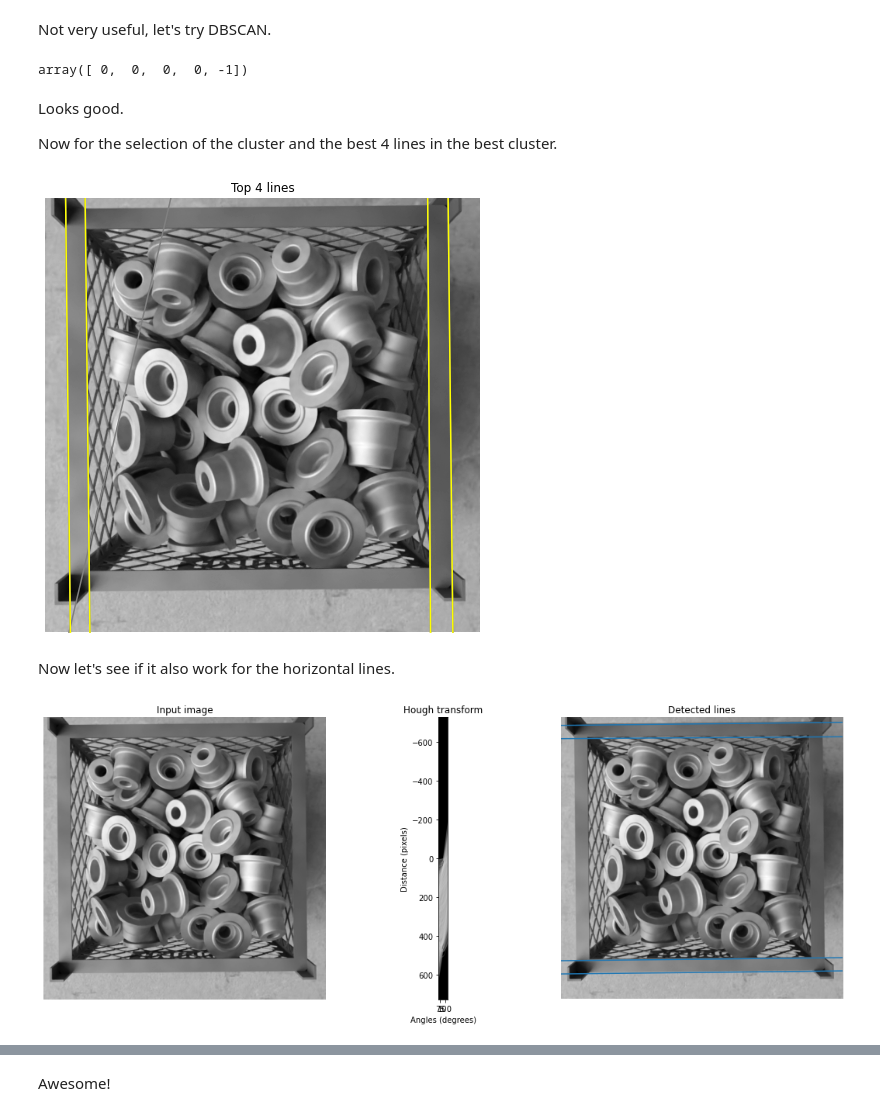
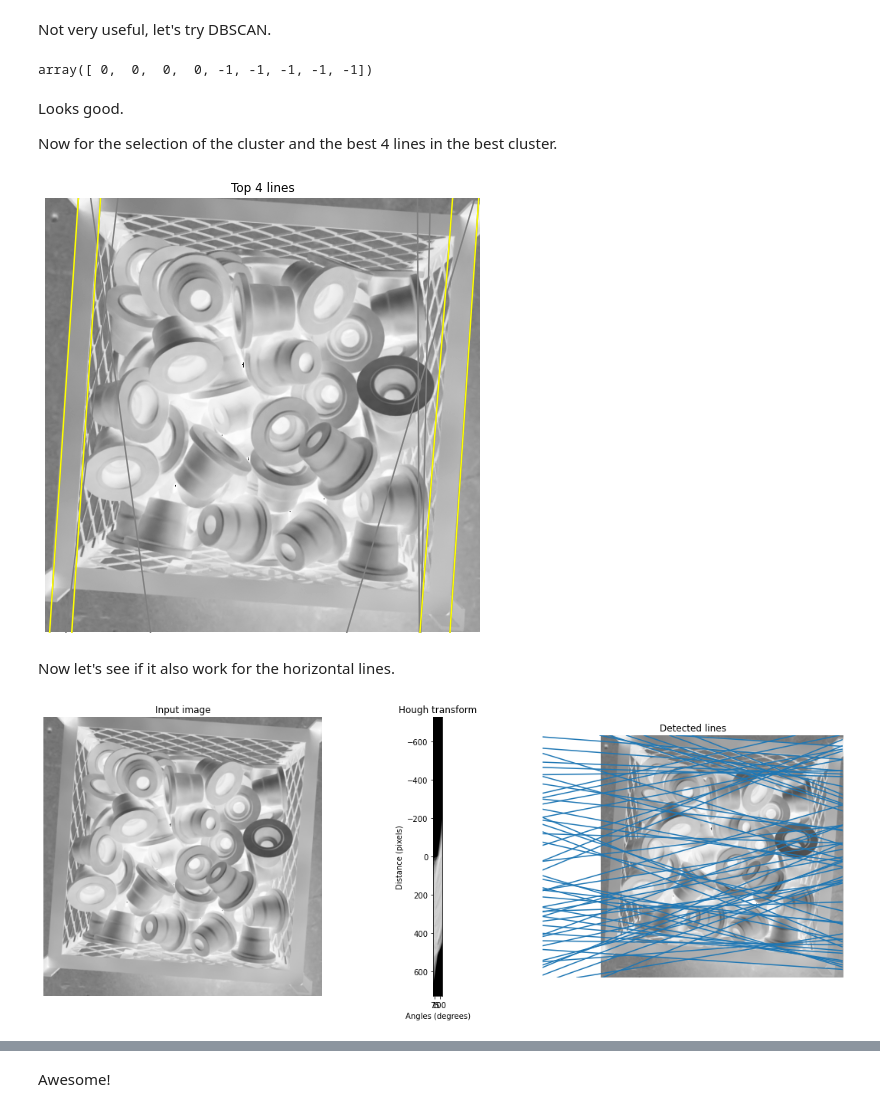
Before and after one commit to brunompacheco/part-counting, a Jupyter notebook: notebooks/01.00-bmp-box-cropping.ipynb, the cells around one changed output, grey strips where cells are left out. Drawn from its saved outputs; the diff is of its cells as text; code cells hidden in the pictures.

```diff
--- a/notebooks/01.00-bmp-box-cropping.ipynb
+++ b/notebooks/01.00-bmp-box-cropping.ipynb
@@ -23,8 +25,8 @@ raw_data_dir = project_dir/'data/raw/render_results'
 
 img_fpath = np.random.choice(list(raw_data_dir.glob('simulacao*/*.png')))
 
-rgbd_img = load_rgbd(img_fpath, depth_scale=1)
+img = np.array(o3d.io.read_image(str(img_fpath)))
 
-color = np.asarray(rgbd_img.color)
-plt.imshow(color)
+color = img[:,:,2]
+color.shape
 # %% [output]
@@ -163,7 +162,8 @@ from matplotlib import cm
 
 # Classic straight-line Hough transform
 # Set a precision of 0.5 degree.
-tested_angles = np.linspace(-np.pi/8, np.pi/8, 180, endpoint=True)
+r = 1/8
+tested_angles = np.linspace(-np.pi*r, np.pi*r, 90, endpoint=True)
 h, theta, d = hough_line(edges, theta=tested_angles)
 
 angle_step = 0.5 * np.diff(theta).mean()
@@ -224,7 +224,7 @@ labels = DBSCAN(min_samples=4, eps=0.02).fit_predict(angles.reshape(-1,1))
 
 labels
 # %% [output]
-array([ 0,  0,  0,  0, -1])
+array([ 0,  0,  0,  0, -1, -1, -1, -1, -1])
 # %% [markdown]
 Looks good.
 
@@ -268,7 +268,7 @@ for angle, dist in zip(best_angles, best_dists):
 
 plt.show()
 # %% [output]
-[figure, old version]
+[figure, new version]
 # %% [markdown]
 Now let's see if it also work for the horizontal lines.
 # %%
@@ -277,7 +277,7 @@ from matplotlib import cm
 
 # Classic straight-line Hough transform
 # Set a precision of 0.5 degree.
-tested_angles = np.linspace(np.pi/2-np.pi/8, np.pi/2+np.pi/8, 180, endpoint=True)
+tested_angles = np.linspace(np.pi/2-np.pi/8, np.pi/2+np.pi/8, 90, endpoint=True)
 h, theta, d = hough_line(edg, theta=tested_angles)
 
 angle_step = 0.5 * np.diff(theta).mean()
@@ -287,34 +287,34 @@ bounds = [np.rad2deg(theta[0] - angle_step),
           d[-1] + d_step, d[0] - d_step]
 
 # Generating figure 1
 fig, axes = plt.subplots(1, 3, figsize=(15, 6))
 ax = axes.ravel()
 
 ax[0].imshow(img, cmap=cm.gray)
 ax[0].set_title('Input image')
 ax[0].set_axis_off()
 
 ax[1].imshow(np.log(1 + h), extent=bounds, cmap=cm.gray, aspect=1 / 1.5)
 ax[1].set_title('Hough transform')
 ax[1].set_xlabel('Angles (degrees)')
 ax[1].set_ylabel('Distance (pixels)')
 ax[1].axis('image')
 
 ax[2].imshow(img, cmap=cm.gray)
 ax[2].set_ylim((img.shape[0], 0))
 ax[2].set_axis_off()
 ax[2].set_title('Detected lines')
 
 accum, angles, dists = hough_line_peaks(h, theta, d)
 
 for angle, dist in zip(angles, dists):
     (x0, y0) = dist * np.array([np.cos(angle), np.sin(angle)])
     ax[2].axline((x0, y0), slope=np.tan(angle + np.pi/2))
 
 plt.tight_layout()
 plt.show()
 # %% [output]
-[figure, old version]
+[figure, new version]
 # %%
 labels = DBSCAN(min_samples=4, eps=0.02).fit_predict(angles.reshape(-1,1))
 
```
Also changed, not shown: parts of 24 cells of this notebook, 1 other file.
